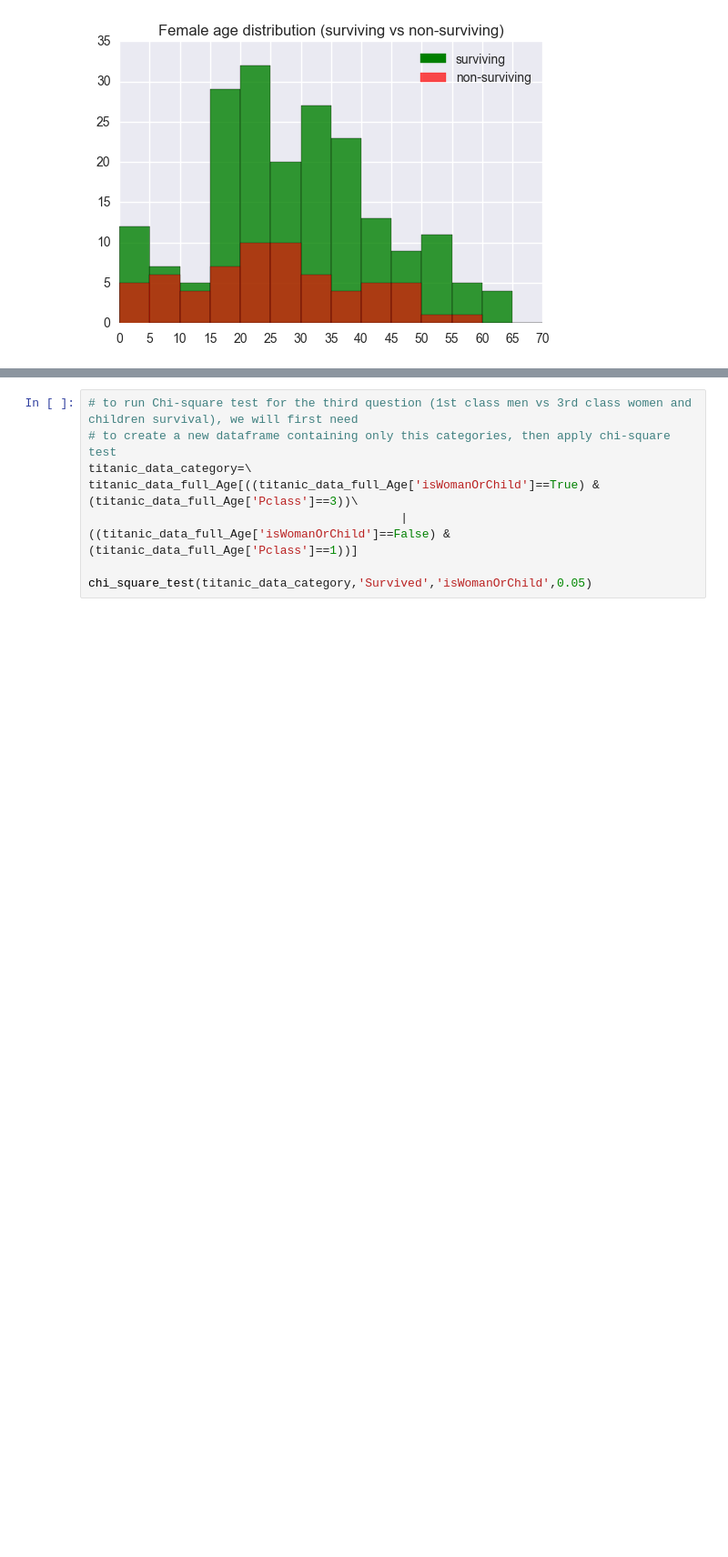
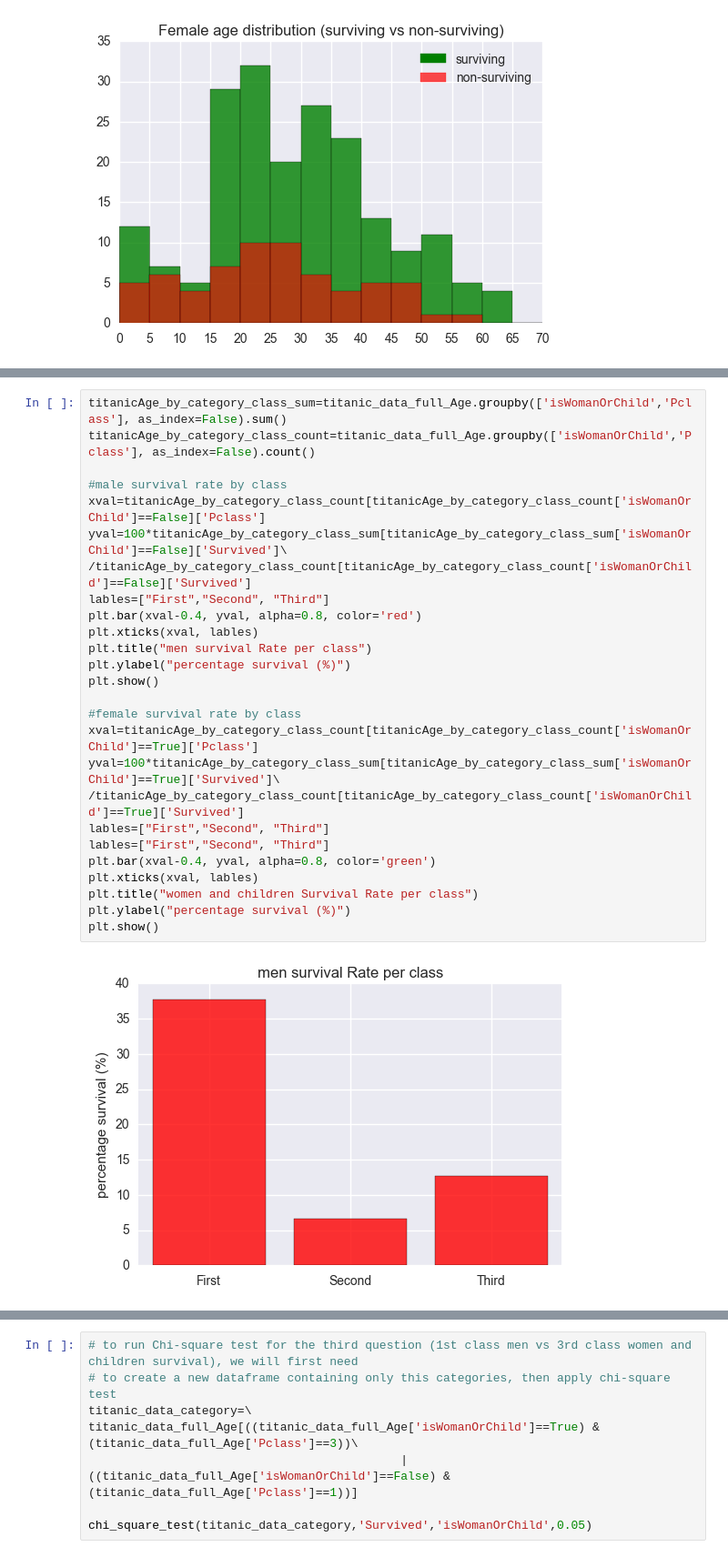
Before and after one commit to Mahmoud-AbouZeid/Lessons-From-Titanic, a Jupyter notebook: The Sinking of RMS Titanic.ipynb, the cells around one changed output, grey strips where cells are left out. Shown at 91% size. Cells and saved outputs as stored; diff of their text form; blank space fills up the shorter version.

```diff
--- a/The Sinking of RMS Titanic.ipynb
+++ b/The Sinking of RMS Titanic.ipynb
@@ -304,0 +327,28 @@ titanic_data_full_Age.head(2)
+# %%
+titanicAge_by_category_class_sum=titanic_data_full_Age.groupby(['isWomanOrChild','Pclass'], as_index=False).sum()
+titanicAge_by_category_class_count=titanic_data_full_Age.groupby(['isWomanOrChild','Pclass'], as_index=False).count()
+
+#male survival rate by class
+xval=titanicAge_by_category_class_count[titanicAge_by_category_class_count['isWomanOrChild']==False]['Pclass']
+yval=100*titanicAge_by_category_class_sum[titanicAge_by_category_class_sum['isWomanOrChild']==False]['Survived']\
+/titanicAge_by_category_class_count[titanicAge_by_category_class_count['isWomanOrChild']==False]['Survived']
+lables=["First","Second", "Third"]
+plt.bar(xval-0.4, yval, alpha=0.8, color='red')
+plt.xticks(xval, lables)
+plt.title("men survival Rate per class")
+plt.ylabel("percentage survival (%)")
+plt.show()
+
+#female survival rate by class
+xval=titanicAge_by_category_class_count[titanicAge_by_category_class_count['isWomanOrChild']==True]['Pclass']
+yval=100*titanicAge_by_category_class_sum[titanicAge_by_category_class_sum['isWomanOrChild']==True]['Survived']\
+/titanicAge_by_category_class_count[titanicAge_by_category_class_count['isWomanOrChild']==True]['Survived']
+lables=["First","Second", "Third"]
+lables=["First","Second", "Third"]
+plt.bar(xval-0.4, yval, alpha=0.8, color='green')
+plt.xticks(xval, lables)
+plt.title("women and children Survival Rate per class")
+plt.ylabel("percentage survival (%)")
+plt.show()
+# %% [output]
+[figure, added]
```
Also changed, not shown: parts of 47 cells of this notebook.
